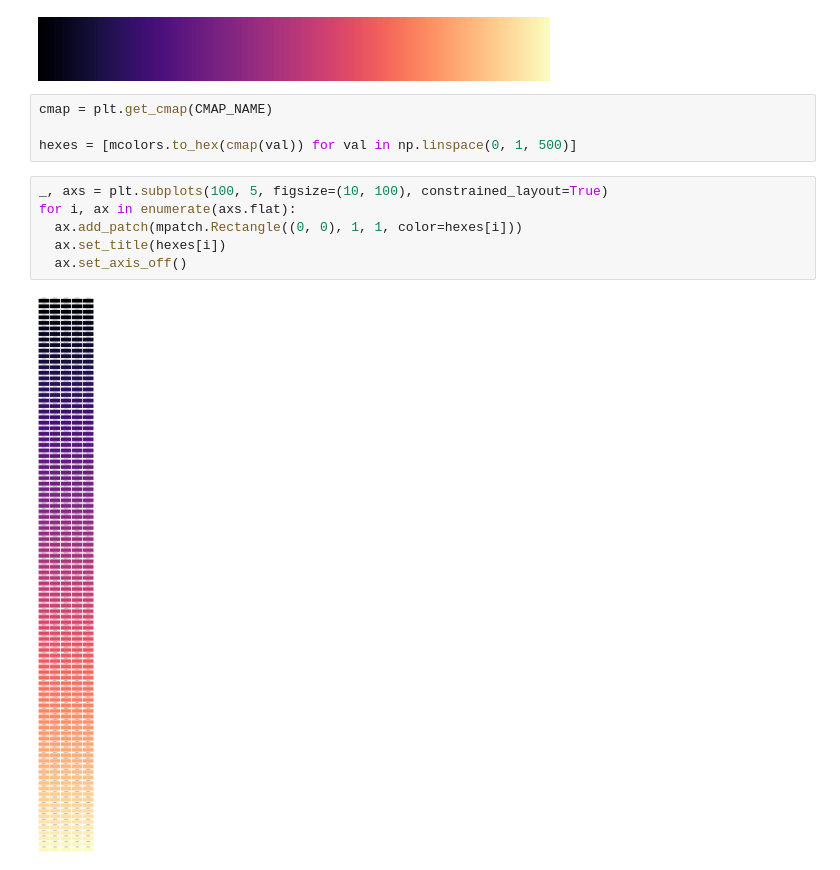
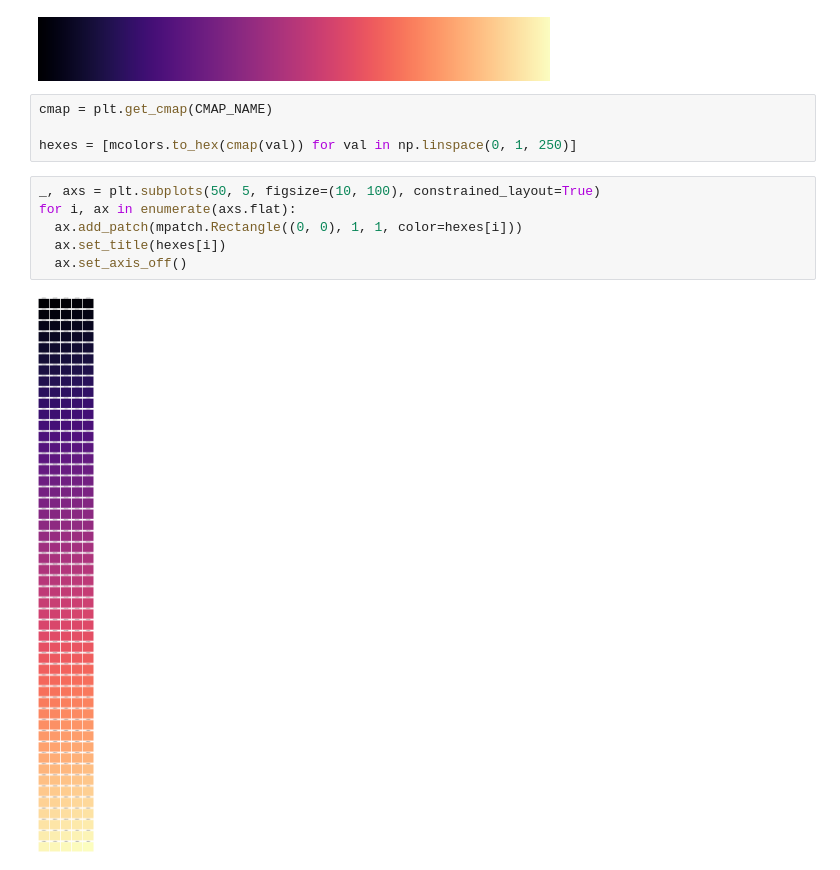
Before and after one commit to stephanielees/cmap2hex, a Jupyter notebook: hex_codes_in_magma.ipynb, the cells around one changed output. Cells and saved outputs as stored; diff of their text form.

```diff
--- a/hex_codes_in_magma.ipynb
+++ b/hex_codes_in_magma.ipynb
@@ -12,12 +12,12 @@ plt.get_cmap(CMAP_NAME)
 # %%
 cmap = plt.get_cmap(CMAP_NAME)
 
-hexes = [mcolors.to_hex(cmap(val)) for val in np.linspace(0, 1, 500)]
+hexes = [mcolors.to_hex(cmap(val)) for val in np.linspace(0, 1, 250)]
 # %%
-_, axs = plt.subplots(100, 5, figsize=(10, 100), constrained_layout=True)
+_, axs = plt.subplots(50, 5, figsize=(10, 100), constrained_layout=True)
 for i, ax in enumerate(axs.flat):
   ax.add_patch(mpatch.Rectangle((0, 0), 1, 1, color=hexes[i]))
   ax.set_title(hexes[i])
   ax.set_axis_off()
 # %% [output]
-[figure, old version]
+[figure, new version]
```
Also changed, not shown: 4 other files.
